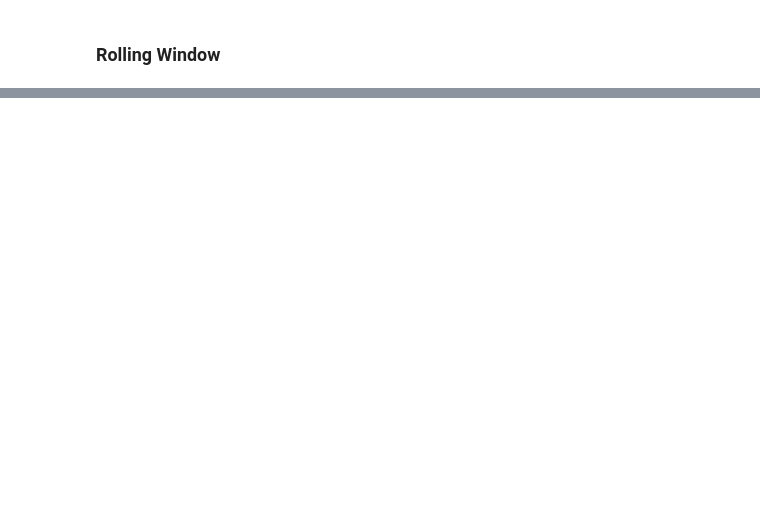
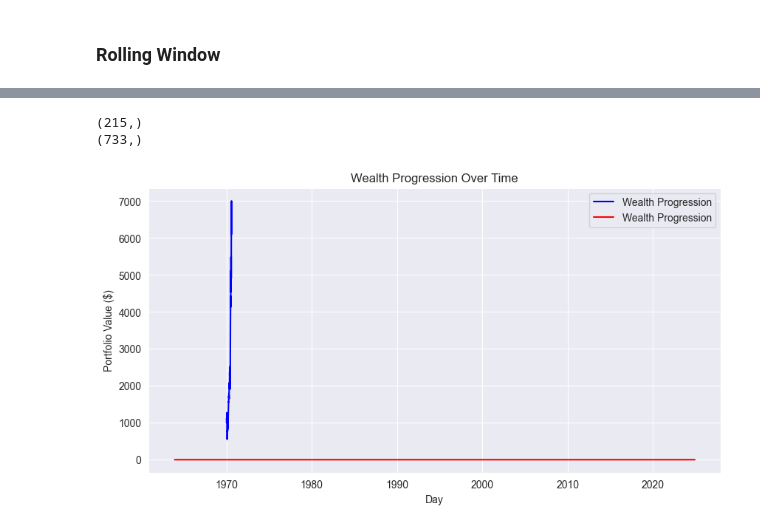
Before and after one commit to alessbressan/FINA60602A, a Jupyter notebook: project_2/Part_C.ipynb, the cells around one changed output, grey strips where cells are left out. Cells and saved outputs as stored; diff of their text form; code cells hidden in the pictures; blank space fills up the shorter version.

```diff
--- a/project_2/Part_C.ipynb
+++ b/project_2/Part_C.ipynb
@@ -286,0 +306,30 @@ sharpe: 0.6343749984833816
+# %%
+import seaborn as sns
+returns = np.array(clean_rets)
+
+initial_wealth = 1000
+wealth = initial_wealth * np.cumprod(1 + returns)
+print(wealth.shape)
+
+df_rets = pd.DataFrame({'Day': range(len(returns)), 'Wealth': wealth})
+
+wealth1 = initial_wealth * np.cumprod(1 + df_out.mean(axis=1).values)
+print(wealth1.shape)
+df_rets1 = pd.DataFrame({'Day': range(len(wealth1)), 'Wealth': wealth1})
+
+# Plot using Seaborn
+sns.set_style("darkgrid")
+plt.figure(figsize=(10, 5))
+sns.lineplot(data=df_rets, x="Day", y="Wealth", color="blue", label="Wealth Progression")
+sns.lineplot(data=df_out.mean(axis=1), color="red", label="Wealth Progression")
+
+# Labels and title
+plt.xlabel("Day")
+plt.ylabel("Portfolio Value ($)")
+plt.title("Wealth Progression Over Time")
+plt.legend()
+plt.show()
+# %% [output]
+(215,)
+(733,)
+[figure, added]
```
Also changed, not shown: parts of 9 cells of this notebook.
